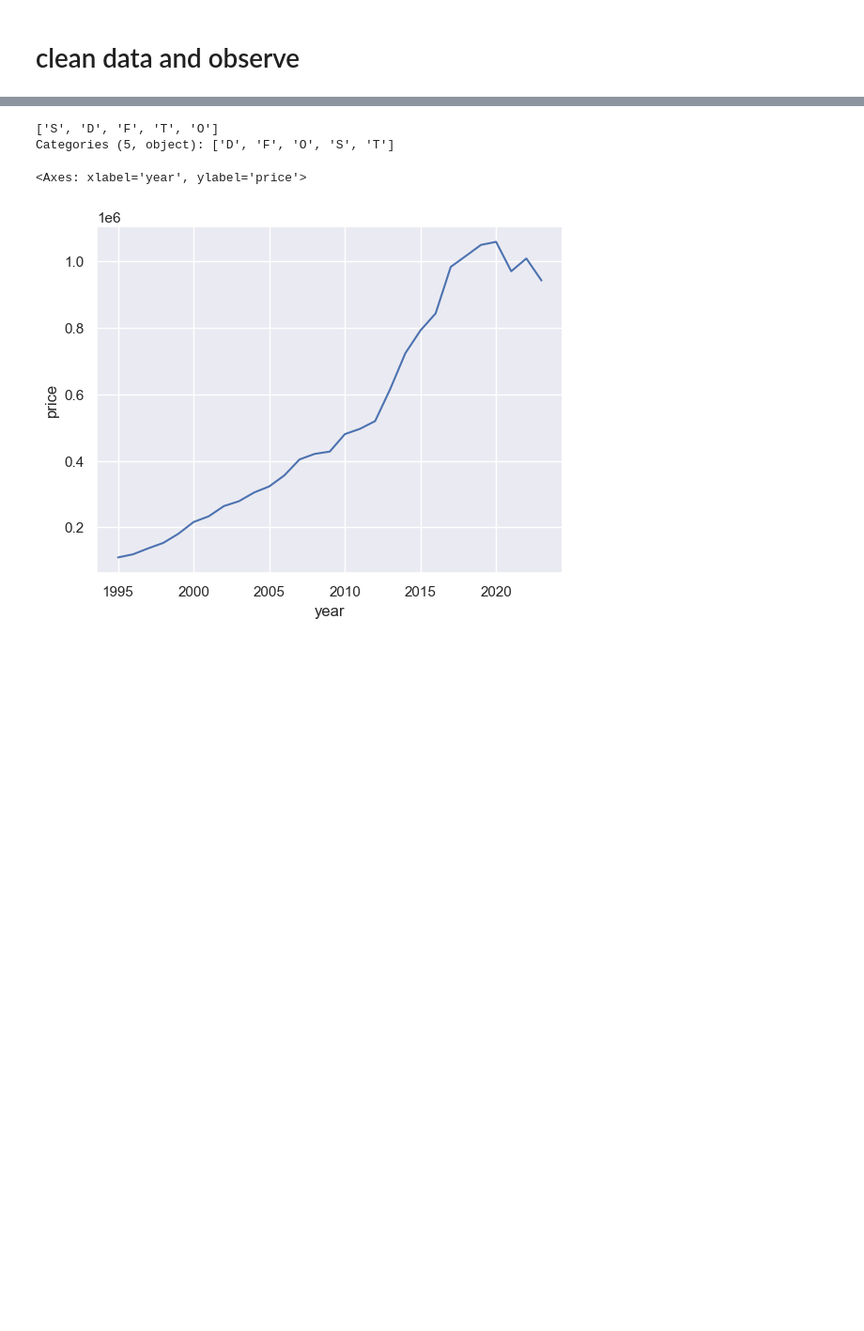
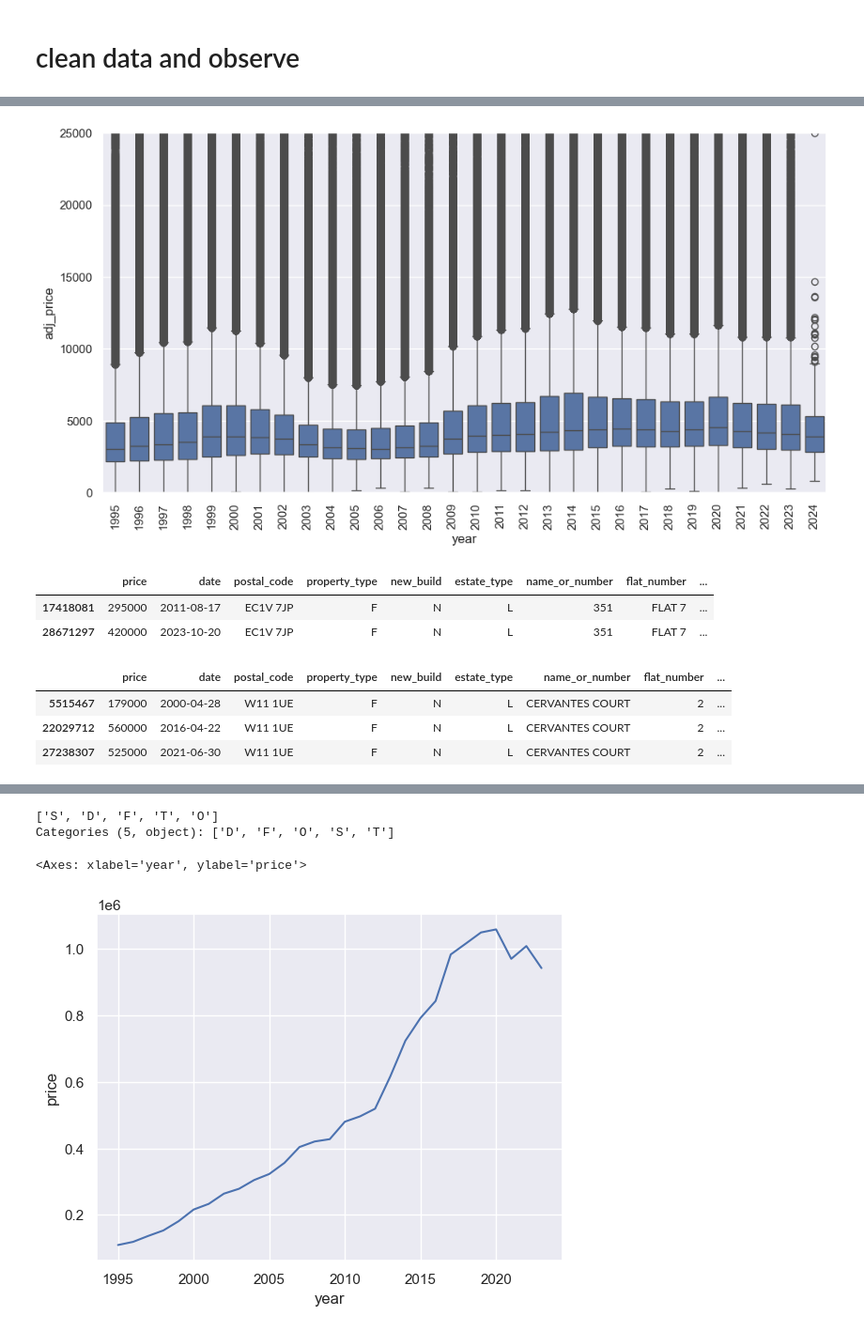
Before and after one commit to magetron/uk-house-px-anz, a Jupyter notebook: init-pdf.ipynb, the cells around one changed output, grey strips where cells are left out. Shown: that part at 94% size. Cells and saved outputs as stored; diff of their text form; code cells hidden in the pictures; blank space fills up the shorter version.

Commit message:
incorporated inflation numbers

```diff
--- a/init-pdf.ipynb
+++ b/init-pdf.ipynb
@@ -167,0 +311,21 @@ ax.set_ylim(0, 10e6)
+# %%
+fig, ax = plt.subplots(figsize=(12, 6))
+ax = sns.boxplot(df[(df.property_type != 'O') & (df.district == "LONDON")], x="year", y="adj_price")
+ax.set_ylim(0, 2.5e4)
+plt.xticks(rotation=90)
+plt.show()
+# %% [output]
+[figure, added]
+# %%
+df[(df.postal_code == "EC1V 7JP") & (df.flat_number == "FLAT 7")]
+# %% [output]
+|  | price | date | postal_code | property_type | new_build | estate_type | name_or_number | flat_number | ... |
+| 17418081 | 295000 | 2011-08-17 | EC1V 7JP | F | N | L | 351 | FLAT 7 | ... |
+| 28671297 | 420000 | 2023-10-20 | EC1V 7JP | F | N | L | 351 | FLAT 7 | ... |
+# %%
+df[(df.postal_code == "W11 1UE") & (df.flat_number == "2")]
+# %% [output]
+|  | price | date | postal_code | property_type | new_build | estate_type | name_or_number | flat_number | ... |
+| 5515467 | 179000 | 2000-04-28 | W11 1UE | F | N | L | CERVANTES COURT | 2 | ... |
+| 22029712 | 560000 | 2016-04-22 | W11 1UE | F | N | L | CERVANTES COURT | 2 | ... |
+| 27238307 | 525000 | 2021-06-30 | W11 1UE | F | N | L | CERVANTES COURT | 2 | ... |
```
Also changed, not shown: parts of 67 cells of this notebook, 2 other files.
